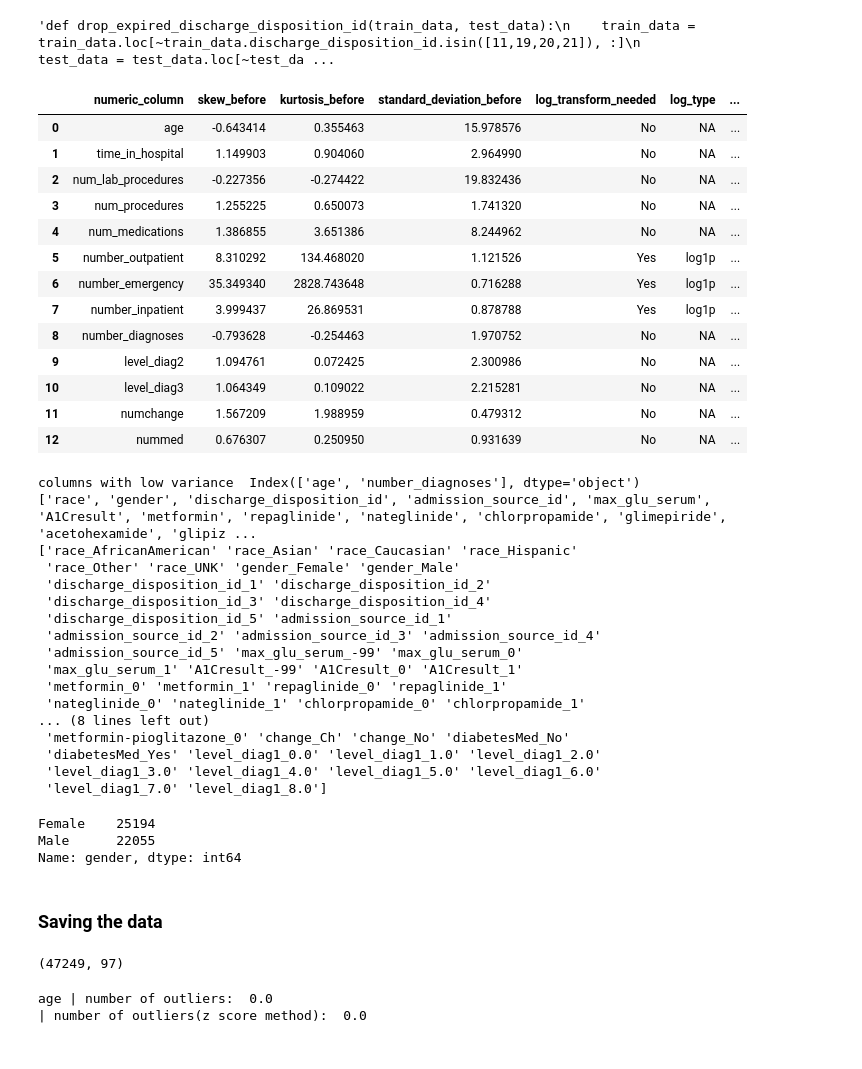
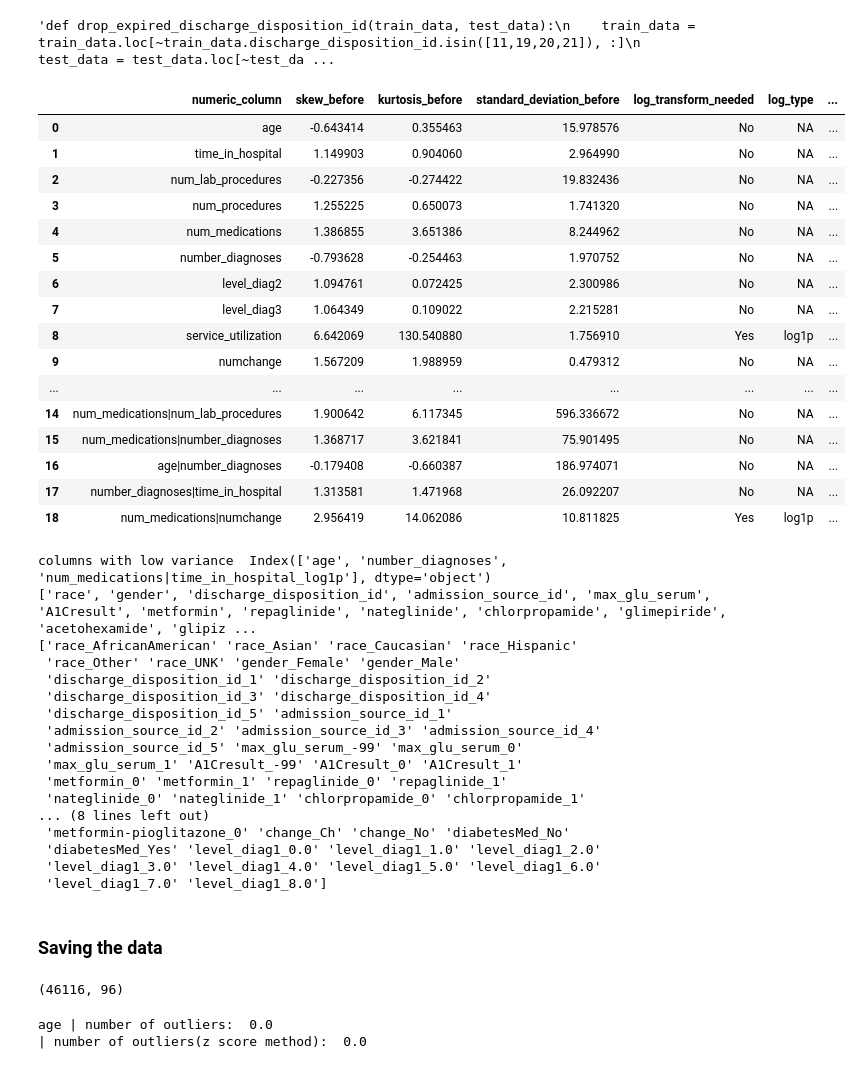
Before and after one commit to BasselAli1/Kaggle_Competition, a Jupyter notebook: Data_processing.ipynb, the cells around one changed output. Cells and saved outputs as stored; diff of their text form; code cells hidden in the pictures.

Commit message:
construct service utilization feature
construct service utilization feature and removing
'number_outpatient', 'number_inpatient', 'number_emergency'

```diff
--- a/Data_processing.ipynb
+++ b/Data_processing.ipynb
@@ -456,6 +456,14 @@ def adding_interaction_variables(train_data, test_data):
         name = inter[0] + '|' + inter[1]
         test_data[name] = test_data[inter[0]] * test_data[inter[1]]
     return train_data, test_data
+# %%
+def construct_service_utilization_feature(train_data, test_data):
+    # Create service utilization as a new feature
+    train_data['service_utilization'] = train_data['number_outpatient'] + train_data['number_emergency'] + train_data['number_inpatient']
+    test_data['service_utilization'] = test_data['number_outpatient'] + test_data['number_emergency'] + test_data['number_inpatient']
+    train_data = train_data.drop(columns = ['number_outpatient', 'number_inpatient', 'number_emergency'])
+    test_data = test_data.drop(columns = ['number_outpatient', 'number_inpatient', 'number_emergency'])
+    return train_data, test_data
 # %%
 train_data = pd.read_csv("train.csv")
 test_data = pd.read_csv("test.csv")
@@ -470,50 +478,54 @@ train_data, test_data = drop_columns_with_lots_of_missing_data(train_data, test_
 train_data, test_data = fill_missing_diag_values(train_data, test_data)
 train_data, test_data = fill_missing_race_with_UNK(train_data, test_data)
 
-
+train_data, test_data = construct_service_utilization_feature(train_data, test_data)
 
 #train_data, test_data = drop_expired_discharge_disposition_id(train_data, test_data)
 
 train_data, test_data = encode_A1Cresult_and_max_glu_serum(train_data, test_data)
 
 train_data, test_data = encode_admission_source_id(train_data, test_data)
 train_data, test_data = encode_discharge_disposition_id(train_data, test_data)
 
 train_data, test_data = convert_age_to_numerical(train_data, test_data)
 
 
 train_data, test_data = count_the_change_in_medications(train_data, test_data)
 train_data, test_data = count_whether_he_takes_medications_and_convert_medications_to_0_1(train_data, test_data)
 train_data, test_data = drop_encounter_id_and_patient_id(train_data, test_data)
 train_data, test_data = make_columns_string(train_data, test_data)
+train_data, test_data = adding_interaction_variables(train_data, test_data)
 train_data , test_data = check_skewness_and_take_log_of_skeweed_features(train_data, test_data)
 train_data = remove_outliers(train_data)
 train_data, test_data = remove_low_variance_columns(train_data, test_data)
 output, train_data = encode_output(train_data)
 
 train_data, test_data = replace_admission_type_id(train_data, test_data)
 train_data, test_data = drop_diag_2_and_3(train_data, test_data)
-train_data, test_data = adding_interaction_variables(train_data, test_data)
+
 
 non_numeric_columns_train, non_numeric_columns_test = one_hot_encode_object_columns(train_data, test_data)
 numeric_columns_train_standrized, numeric_columns_test_standrized = standarize_numeric_features(train_data, test_data)
 all_columns_train, all_columns_test = combine(numeric_columns_train_standrized, numeric_columns_test_standrized, non_numeric_columns_train, non_numeric_columns_test)
 # %% [output]
 |  | numeric_column | skew_before | kurtosis_before | standard_deviation_before | log_transform_needed | log_type | ... |
 | 0 | age | -0.643414 | 0.355463 | 15.978576 | No | NA | ... |
 | 1 | time_in_hospital | 1.149903 | 0.904060 | 2.964990 | No | NA | ... |
 | 2 | num_lab_procedures | -0.227356 | -0.274422 | 19.832436 | No | NA | ... |
 | 3 | num_procedures | 1.255225 | 0.650073 | 1.741320 | No | NA | ... |
 | 4 | num_medications | 1.386855 | 3.651386 | 8.244962 | No | NA | ... |
-| 5 | number_outpatient | 8.310292 | 134.468020 | 1.121526 | Yes | log1p | ... |
-| 6 | number_emergency | 35.349340 | 2828.743648 | 0.716288 | Yes | log1p | ... |
-| 7 | number_inpatient | 3.999437 | 26.869531 | 0.878788 | Yes | log1p | ... |
-| 8 | number_diagnoses | -0.793628 | -0.254463 | 1.970752 | No | NA | ... |
-| 9 | level_diag2 | 1.094761 | 0.072425 | 2.300986 | No | NA | ... |
-| 10 | level_diag3 | 1.064349 | 0.109022 | 2.215281 | No | NA | ... |
-| 11 | numchange | 1.567209 | 1.988959 | 0.479312 | No | NA | ... |
-| 12 | nummed | 0.676307 | 0.250950 | 0.931639 | No | NA | ... |
+| 5 | number_diagnoses | -0.793628 | -0.254463 | 1.970752 | No | NA | ... |
+| 6 | level_diag2 | 1.094761 | 0.072425 | 2.300986 | No | NA | ... |
+| 7 | level_diag3 | 1.064349 | 0.109022 | 2.215281 | No | NA | ... |
+| 8 | service_utilization | 6.642069 | 130.540880 | 1.756910 | Yes | log1p | ... |
+| 9 | numchange | 1.567209 | 1.988959 | 0.479312 | No | NA | ... |
+| ... | ... | ... | ... | ... | ... | ... | ... |
+| 14 | num_medications|num_lab_procedures | 1.900642 | 6.117345 | 596.336672 | No | NA | ... |
+| 15 | num_medications|number_diagnoses | 1.368717 | 3.621841 | 75.901495 | No | NA | ... |
+| 16 | age|number_diagnoses | -0.179408 | -0.660387 | 186.974071 | No | NA | ... |
+| 17 | number_diagnoses|time_in_hospital | 1.313581 | 1.471968 | 26.092207 | No | NA | ... |
+| 18 | num_medications|numchange | 2.956419 | 14.062086 | 10.811825 | Yes | log1p | ... |
-columns with low variance  Index(['age', 'number_diagnoses'], dtype='object')
+columns with low variance  Index(['age', 'number_diagnoses', 'num_medications|time_in_hospital_log1p'], dtype='object')
 ['race', 'gender', 'discharge_disposition_id', 'admission_source_id', 'max_glu_serum', 'A1Cresult', 'metformin', 'repaglinide', 'nateglinide', 'chlorpropamide', 'glimepiride', 'acetohexamide', 'glipiz ...
 ['race_AfricanAmerican' 'race_Asian' 'race_Caucasian' 'race_Hispanic'
  'race_Other' 'race_UNK' 'gender_Female' 'gender_Male'
@@ -530,12 +542,6 @@ columns with low variance  Index(['age', 'number_diagnoses'], dtype='object')
  'diabetesMed_Yes' 'level_diag1_0.0' 'level_diag1_1.0' 'level_diag1_2.0'
  'level_diag1_3.0' 'level_diag1_4.0' 'level_diag1_5.0' 'level_diag1_6.0'
  'level_diag1_7.0' 'level_diag1_8.0']
-# %%
-train_data['gender'].value_counts()
-# %% [output]
-Female    25194
-Male      22055
-Name: gender, dtype: int64
 # %% [markdown]
 ### Saving the data
 # %%
@@ -545,7 +551,7 @@ output.to_pickle('train_output.pkl')
 # %%
 all_columns_train.shape
 # %% [output]
-(47249, 97)
+(46116, 96)
 # %%
 def plot_box_plots_print_percentage_of_outliers(train_data):
     for i in train_data._get_numeric_data().columns:
```
